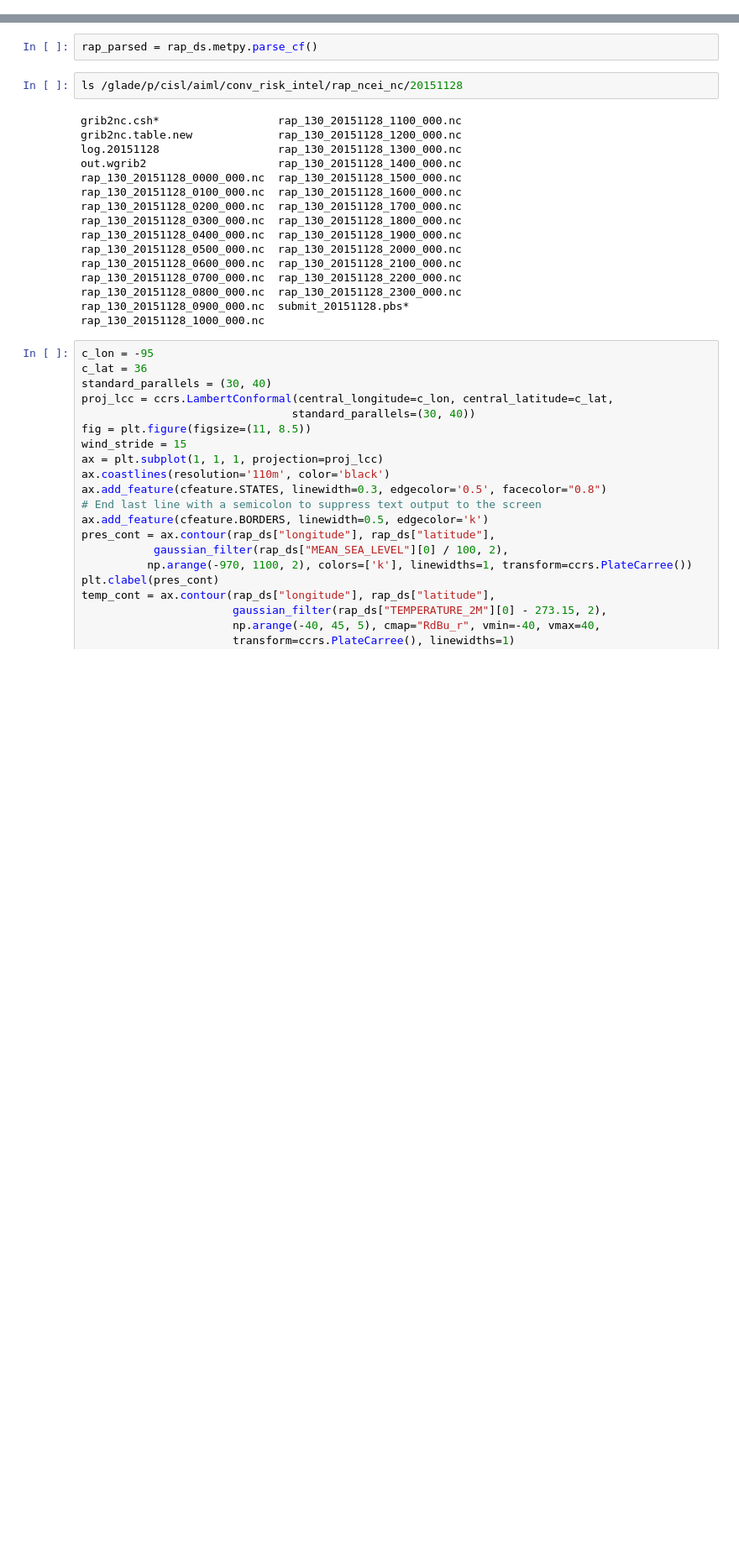
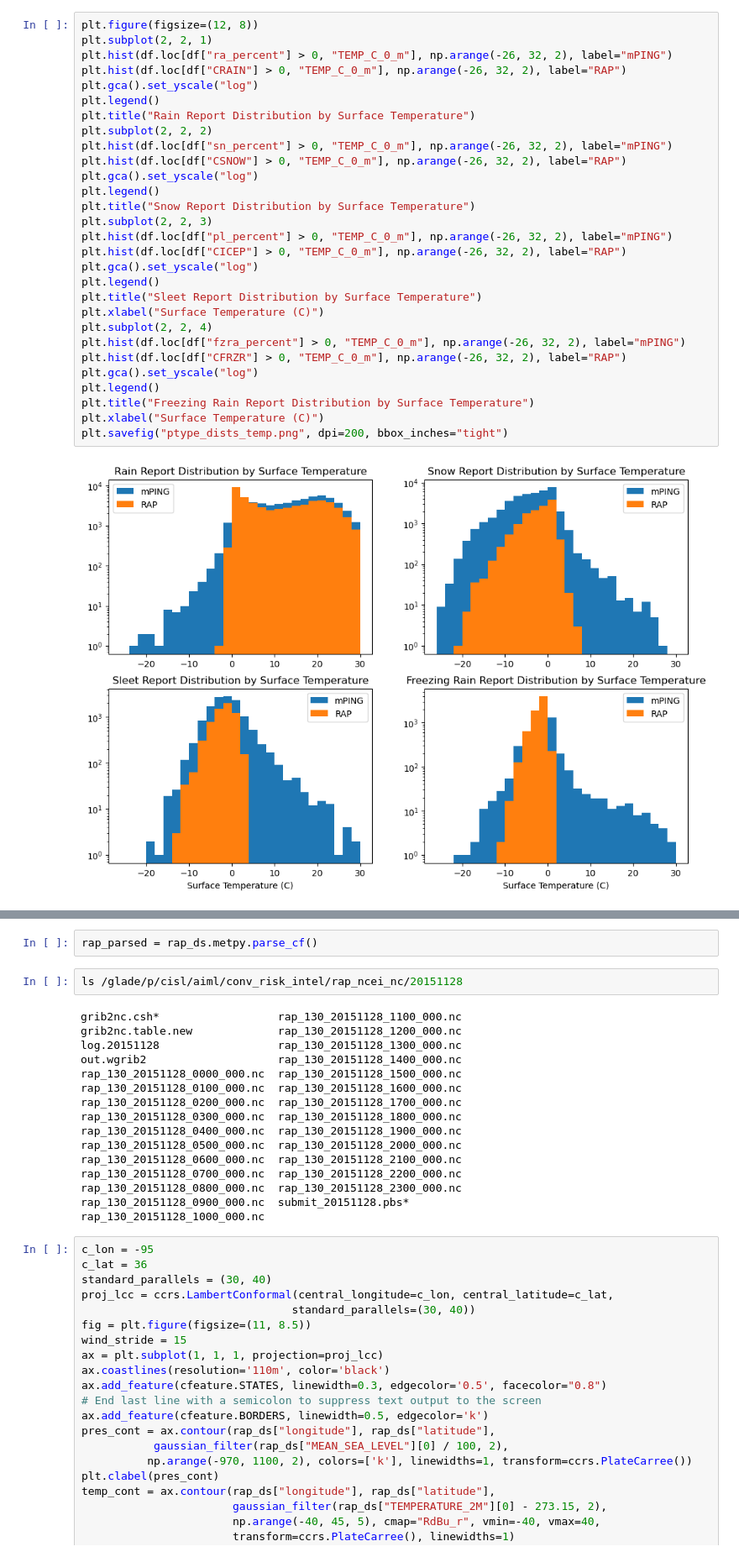
Before and after one commit to ai2es/ptype-physical, a Jupyter notebook: notebooks/RAP_maps.ipynb, the cells around one changed output, grey strips where cells are left out. Shown at 84% size. Cells and saved outputs as stored; diff of their text form; blank space fills up the shorter version.

```diff
--- a/notebooks/RAP_maps.ipynb
+++ b/notebooks/RAP_maps.ipynb
@@ -52,0 +134,31 @@ mod.inputs
+# %%
+plt.figure(figsize=(12, 8))
+plt.subplot(2, 2, 1)
+plt.hist(df.loc[df["ra_percent"] > 0, "TEMP_C_0_m"], np.arange(-26, 32, 2), label="mPING")
+plt.hist(df.loc[df["CRAIN"] > 0, "TEMP_C_0_m"], np.arange(-26, 32, 2), label="RAP")
+plt.gca().set_yscale("log")
+plt.legend()
+plt.title("Rain Report Distribution by Surface Temperature")
+plt.subplot(2, 2, 2)
+plt.hist(df.loc[df["sn_percent"] > 0, "TEMP_C_0_m"], np.arange(-26, 32, 2), label="mPING")
+plt.hist(df.loc[df["CSNOW"] > 0, "TEMP_C_0_m"], np.arange(-26, 32, 2), label="RAP")
+plt.gca().set_yscale("log")
+plt.legend()
+plt.title("Snow Report Distribution by Surface Temperature")
+plt.subplot(2, 2, 3)
+plt.hist(df.loc[df["pl_percent"] > 0, "TEMP_C_0_m"], np.arange(-26, 32, 2), label="mPING")
+plt.hist(df.loc[df["CICEP"] > 0, "TEMP_C_0_m"], np.arange(-26, 32, 2), label="RAP")
+plt.gca().set_yscale("log")
+plt.legend()
+plt.title("Sleet Report Distribution by Surface Temperature")
+plt.xlabel("Surface Temperature (C)")
+plt.subplot(2, 2, 4)
+plt.hist(df.loc[df["fzra_percent"] > 0, "TEMP_C_0_m"], np.arange(-26, 32, 2), label="mPING")
+plt.hist(df.loc[df["CFRZR"] > 0, "TEMP_C_0_m"], np.arange(-26, 32, 2), label="RAP")
+plt.gca().set_yscale("log")
+plt.legend()
+plt.title("Freezing Rain Report Distribution by Surface Temperature")
+plt.xlabel("Surface Temperature (C)")
+plt.savefig("ptype_dists_temp.png", dpi=200, bbox_inches="tight")
+# %% [output]
+[figure, added]
```
Also changed, not shown: parts of 72 cells of this notebook.
